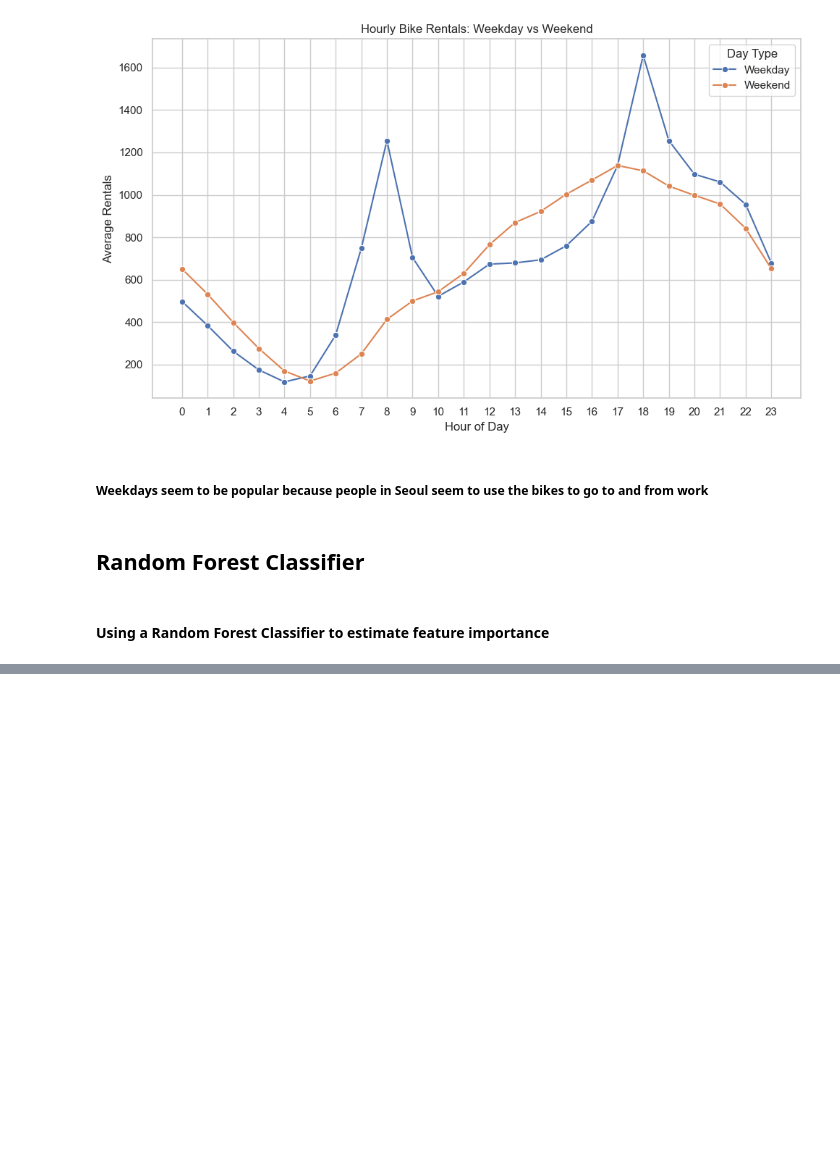
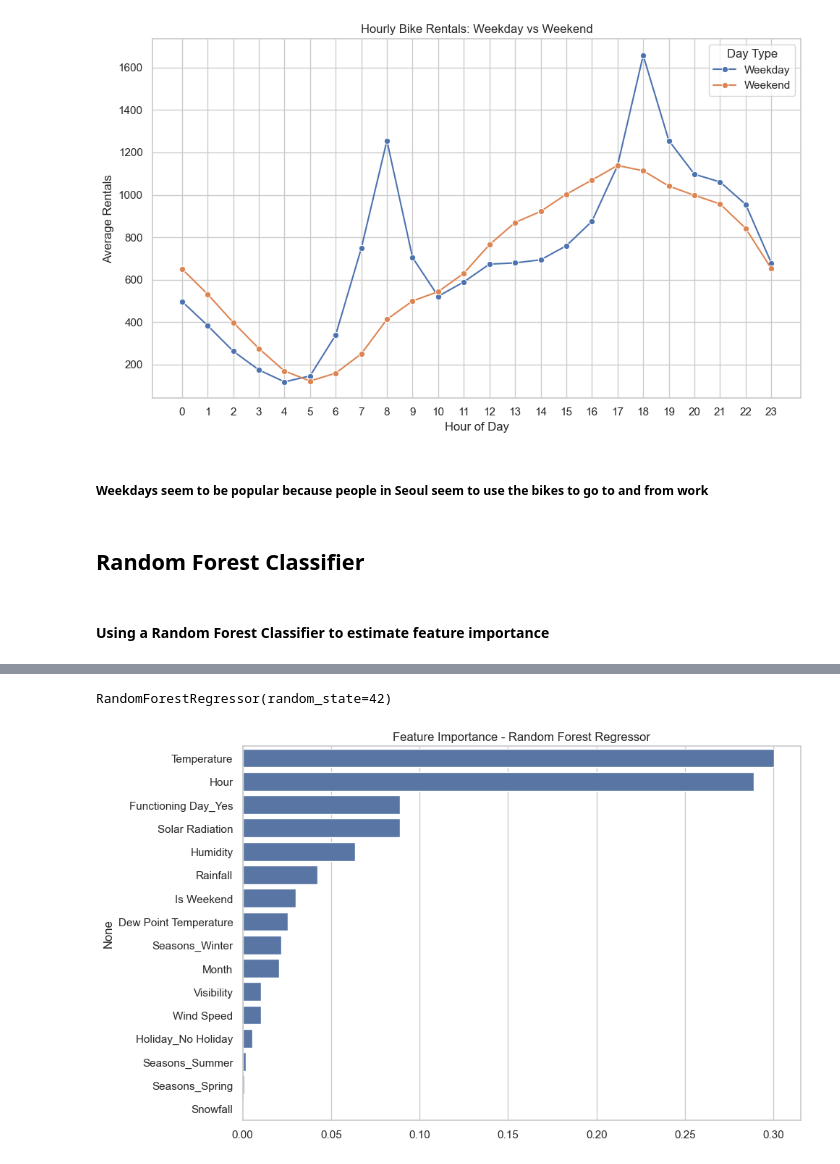
Before and after one commit to BarraHarrison/Seoul-Bike-Sharing, a Jupyter notebook: main.ipynb, the cells around one changed output, grey strips where cells are left out. Drawn from its saved outputs; the diff is of its cells as text; code cells hidden in the pictures; blank space fills up the shorter version.

Commit message:
Random Forest Classifier shows that temperature and hour are the two main features which effect the bike sharing data

```diff
--- a/main.ipynb
+++ b/main.ipynb
@@ -328,0 +327,21 @@ ModuleNotFoundError: No module named 'sklearn'
+# %%
+X_train, X_test, y_train, y_test = train_test_split(X, y, test_size=0.2, random_state=42)
+
+rf = RandomForestRegressor(n_estimators=100, random_state=42)
+rf.fit(X_train, y_train)
+# %% [output]
+RandomForestRegressor(random_state=42)
+# %%
+import matplotlib.pyplot as plt
+
+importances = rf.feature_importances_
+feature_names = X.columns
+indices = np.argsort(importances)[::-1]
+
+plt.figure(figsize=(10,6))
+plt.title("Feature Importance - Random Forest Regressor")
+sns.barplot(x=importances[indices], y=feature_names[indices])
+plt.tight_layout()
+plt.show()
+# %% [output]
+[figure, added]
```
Also changed, not shown: parts of 1 cell of this notebook.
